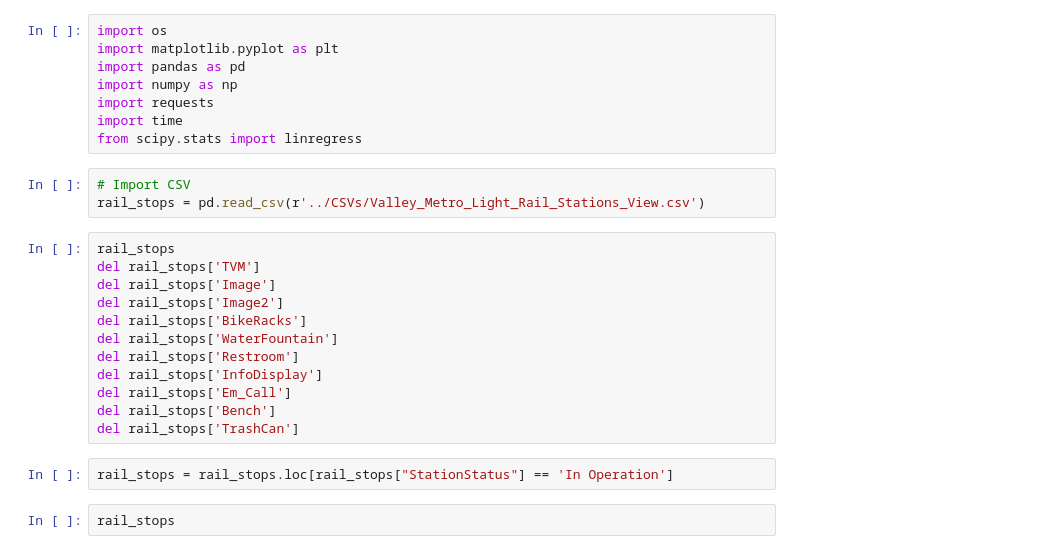
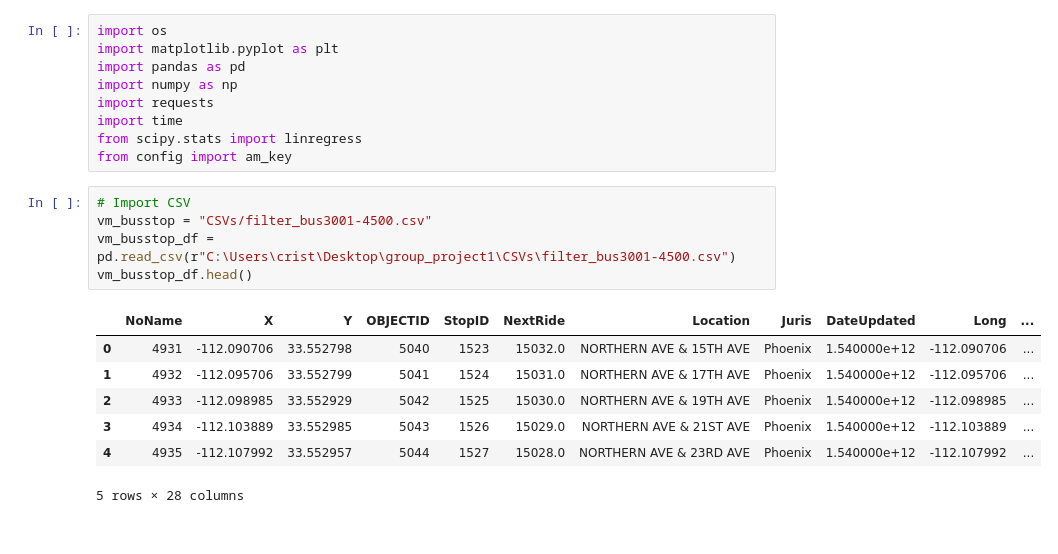
Before and after one commit to phil-wew/group_project1, a Jupyter notebook: CC/Valley Metro Bus Stops.ipynb, the cells around one changed output. Saved outputs shown, nothing was run; the diff lists cells and outputs as text.

```diff
--- a/CC/Valley Metro Bus Stops.ipynb
+++ b/CC/Valley Metro Bus Stops.ipynb
@@ -6,22 +6,17 @@ import numpy as np
 import requests
 import time
 from scipy.stats import linregress
+from config import am_key
 # %%
 # Import CSV
-rail_stops = pd.read_csv(r'../CSVs/Valley_Metro_Light_Rail_Stations_View.csv')
+vm_busstop = "CSVs/filter_bus3001-4500.csv"
+vm_busstop_df = pd.read_csv(r"C:\Users\crist\Desktop\group_project1\CSVs\filter_bus3001-4500.csv")
+vm_busstop_df.head()
+# %% [output]
+|  | NoName | X | Y | OBJECTID | StopID | NextRide | Location | Juris | DateUpdated | Long | ... |
+| 0 | 4931 | -112.090706 | 33.552798 | 5040 | 1523 | 15032.0 | NORTHERN AVE & 15TH AVE | Phoenix | 1.540000e+12 | -112.090706 | ... |
+| 1 | 4932 | -112.095706 | 33.552799 | 5041 | 1524 | 15031.0 | NORTHERN AVE & 17TH AVE | Phoenix | 1.540000e+12 | -112.095706 | ... |
+| 2 | 4933 | -112.098985 | 33.552929 | 5042 | 1525 | 15030.0 | NORTHERN AVE & 19TH AVE | Phoenix | 1.540000e+12 | -112.098985 | ... |
+| 3 | 4934 | -112.103889 | 33.552985 | 5043 | 1526 | 15029.0 | NORTHERN AVE & 21ST AVE | Phoenix | 1.540000e+12 | -112.103889 | ... |
+| 4 | 4935 | -112.107992 | 33.552957 | 5044 | 1527 | 15028.0 | NORTHERN AVE & 23RD AVE | Phoenix | 1.540000e+12 | -112.107992 | ... |
+5 rows × 28 columns
-# %%
-rail_stops
-del rail_stops['TVM']
-del rail_stops['Image']
-del rail_stops['Image2']
-del rail_stops['BikeRacks']
-del rail_stops['WaterFountain']
-del rail_stops['Restroom']
-del rail_stops['InfoDisplay']
-del rail_stops['Em_Call']
-del rail_stops['Bench']
-del rail_stops['TrashCan']
-# %%
-rail_stops = rail_stops.loc[rail_stops["StationStatus"] == 'In Operation']
-# %%
-rail_stops
```
Also changed, not shown: parts of 15 cells of this notebook, 1 other file.
